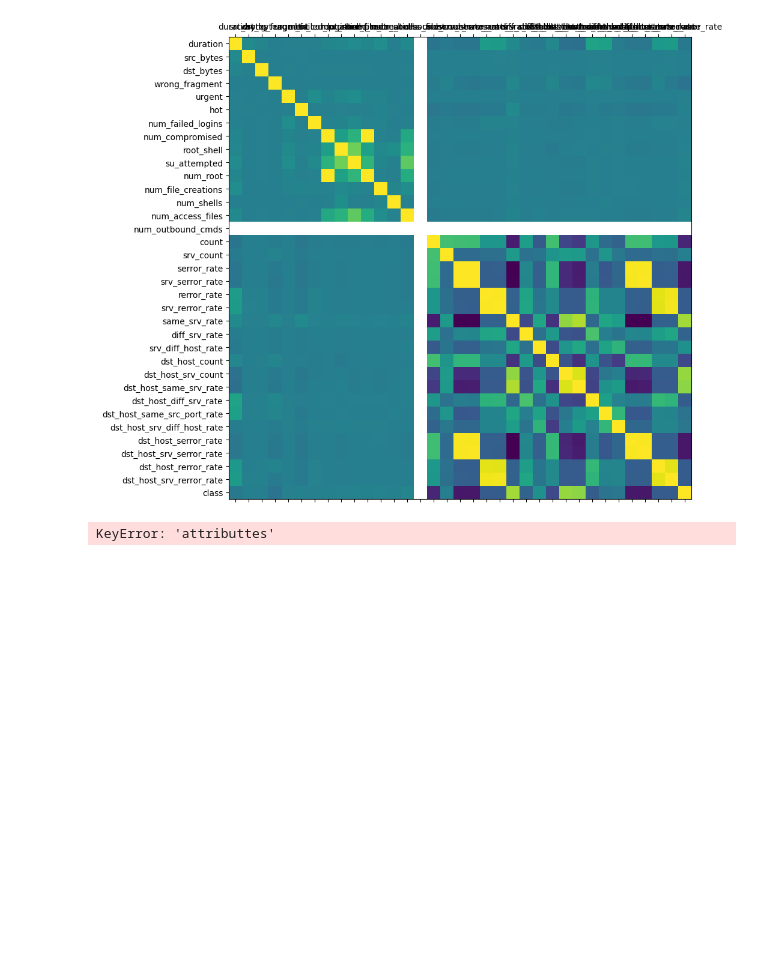
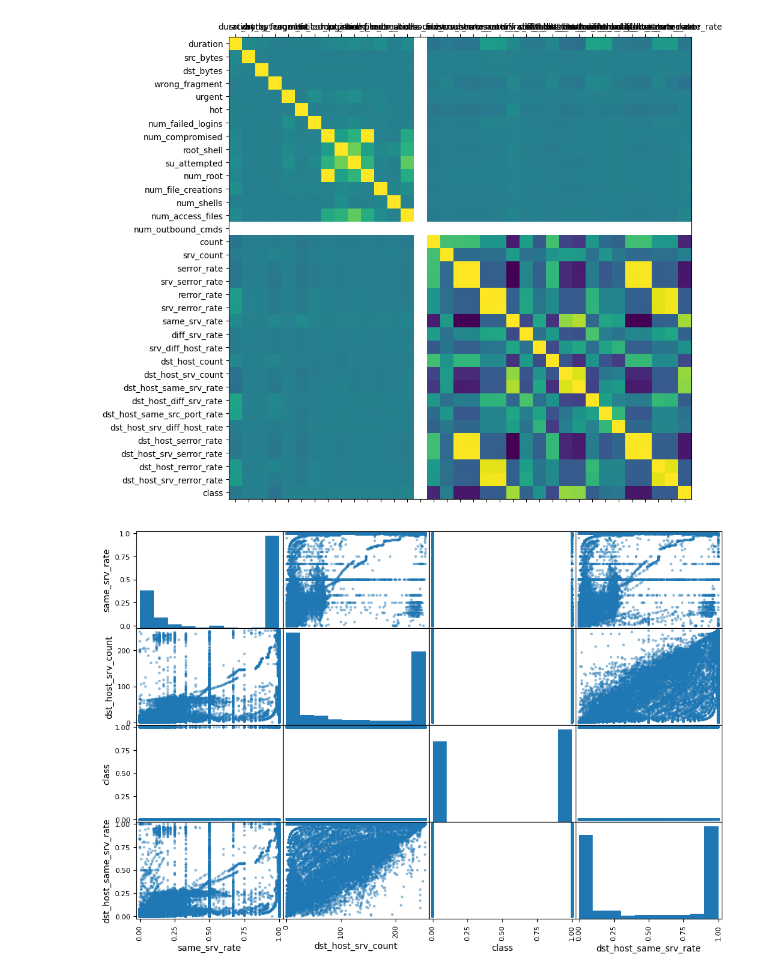
Before and after one commit to DiegoNoguez/Simulacion_Notebook, a Jupyter notebook: 06_Visualizacion_DataSet.ipynb, the cells around one changed output. Saved outputs shown, nothing was run; the diff lists cells and outputs as text; code cells hidden in the pictures; blank space fills up the shorter version.

```diff
--- a/06_Visualizacion_DataSet.ipynb
+++ b/06_Visualizacion_DataSet.ipynb
@@ -439,11 +439,12 @@ plt.yticks(range(len(corr.columns)),corr.columns);
 # %% [output]
 [figure]
 # %%
-# Representacion grafica de las correlaciones
+# representacion grafica de las correlaciones
+
 from pandas.plotting import scatter_matrix
 
-attributes = ['same_srv_rate','dst_host_srv_count','class','dst_host_name_srv_rate']
-scatter_matrix(df['attributtes'], figsize=(12,8))
+attributes = ["same_srv_rate", "dst_host_srv_count", "class", "dst_host_same_srv_rate"]
+scatter_matrix(df[attributes], figsize=(12,8))
 plt.show()
 # %% [output]
-KeyError: 'attributtes'
+[figure, added]
```
